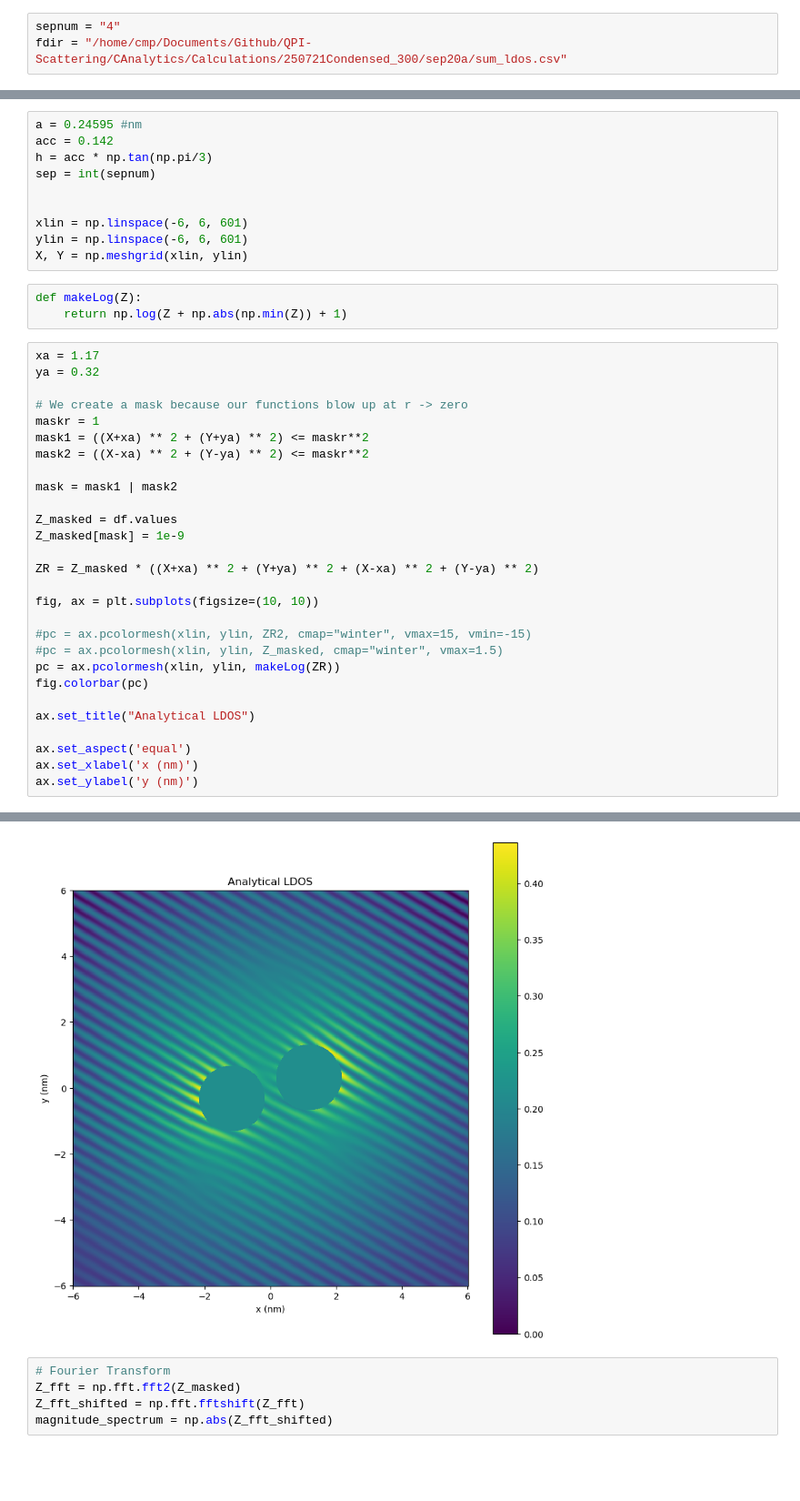
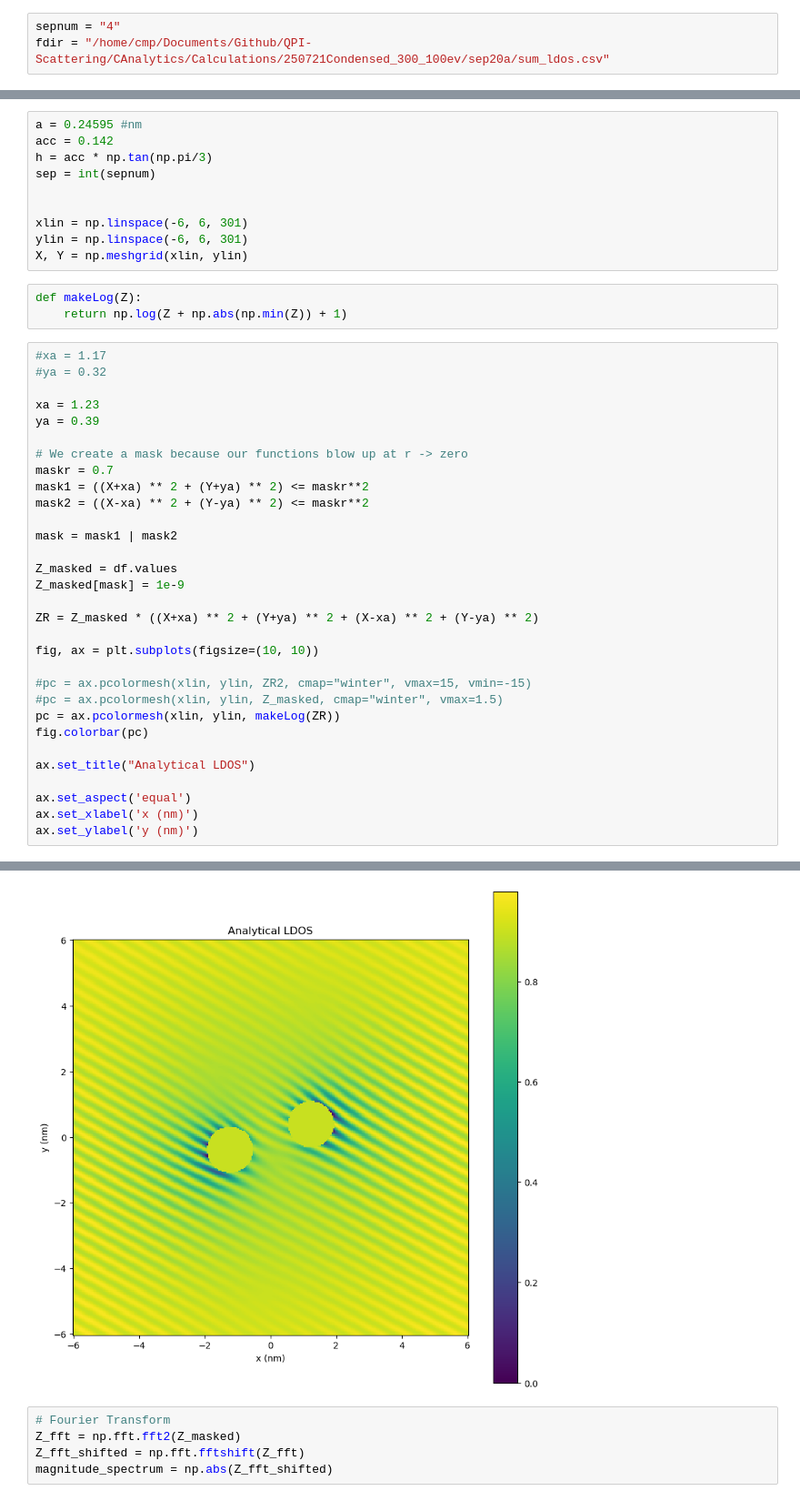
Before and after one commit to HollenLab/QPI-Scattering, a Jupyter notebook: CAnalytics/test_plot.ipynb, the cells around one changed output, grey strips where cells are left out. Shown at 91% size. Drawn from its saved outputs; the diff is of its cells as text; blank space fills up the shorter version.

Commit message:
CondensedLDOS

```diff
--- a/CAnalytics/test_plot.ipynb
+++ b/CAnalytics/test_plot.ipynb
@@ -4,7 +4,7 @@ import pandas as pd
 import matplotlib.pyplot as plt
 # %%
 sepnum = "4"
-fdir = "/home/cmp/Documents/Github/QPI-Scattering/CAnalytics/Calculations/250721Condensed_300/sep20a/sum_ldos.csv"
+fdir = "/home/cmp/Documents/Github/QPI-Scattering/CAnalytics/Calculations/250721Condensed_300_100ev/sep20a/sum_ldos.csv"
 # %%
 df = pd.read_csv(fdir, skiprows=1, header=None)
 # %%
@@ -14,43 +14,46 @@ h = acc * np.tan(np.pi/3)
 sep = int(sepnum)
 
 
-xlin = np.linspace(-6, 6, 601)
-ylin = np.linspace(-6, 6, 601)
+xlin = np.linspace(-6, 6, 301)
+ylin = np.linspace(-6, 6, 301)
 X, Y = np.meshgrid(xlin, ylin)
 # %%
 def makeLog(Z):
     return np.log(Z + np.abs(np.min(Z)) + 1)
 # %%
-xa = 1.17
-ya = 0.32
+#xa = 1.17
+#ya = 0.32
+
+xa = 1.23
+ya = 0.39
 
 # We create a mask because our functions blow up at r -> zero
-maskr = 1
+maskr = 0.7
 mask1 = ((X+xa) ** 2 + (Y+ya) ** 2) <= maskr**2
 mask2 = ((X-xa) ** 2 + (Y-ya) ** 2) <= maskr**2
 
 mask = mask1 | mask2
 
 Z_masked = df.values
 Z_masked[mask] = 1e-9
 
 ZR = Z_masked * ((X+xa) ** 2 + (Y+ya) ** 2 + (X-xa) ** 2 + (Y-ya) ** 2)
 
 fig, ax = plt.subplots(figsize=(10, 10))
 
 #pc = ax.pcolormesh(xlin, ylin, ZR2, cmap="winter", vmax=15, vmin=-15)
 #pc = ax.pcolormesh(xlin, ylin, Z_masked, cmap="winter", vmax=1.5)
 pc = ax.pcolormesh(xlin, ylin, makeLog(ZR))
 fig.colorbar(pc)
 
 ax.set_title("Analytical LDOS")
 
 ax.set_aspect('equal')
 ax.set_xlabel('x (nm)')
 ax.set_ylabel('y (nm)')
 # %% [output]
 Text(0, 0.5, 'y (nm)')
-[figure, old version]
+[figure, new version]
 # %%
 # Fourier Transform
 Z_fft = np.fft.fft2(Z_masked)
```
Also changed, not shown: parts of 1 cell of this notebook, 10 other files.
